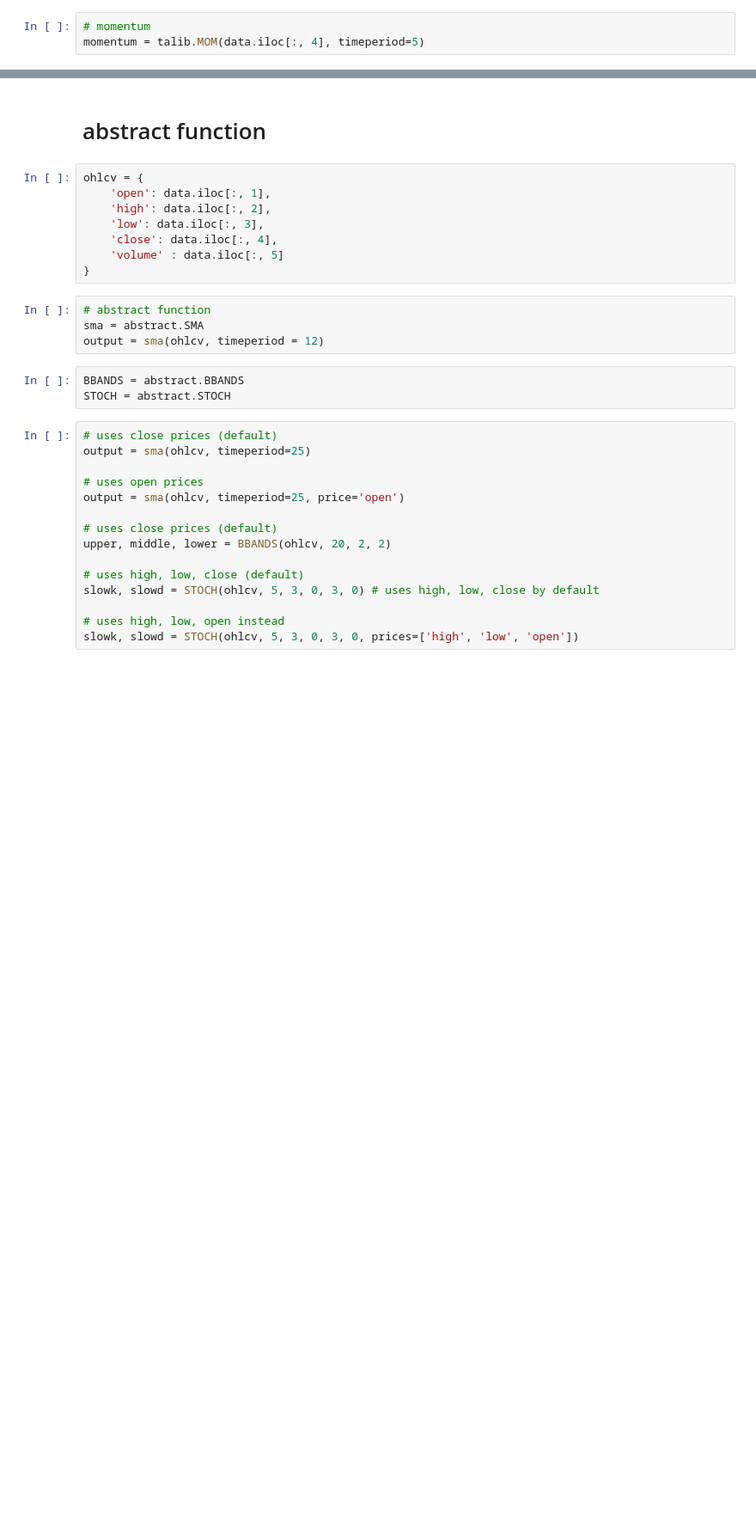
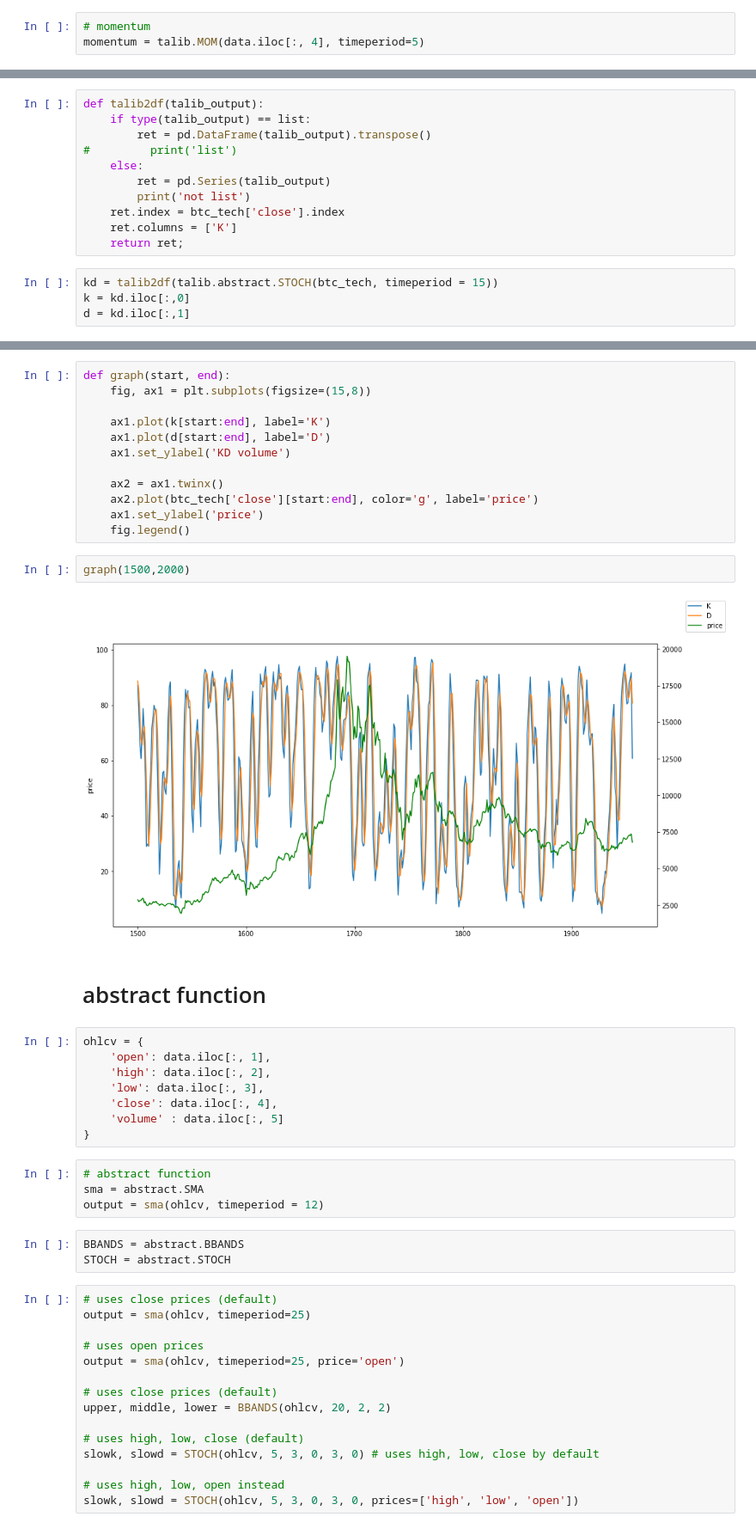
Before and after one commit to gary136/Work_files, a Jupyter notebook: ta-lib.ipynb, the cells around one changed output, grey strips where cells are left out. Shown at 86% size. Cells and saved outputs as stored; diff of their text form; blank space fills up the shorter version.

```diff
--- a/ta-lib.ipynb
+++ b/ta-lib.ipynb
@@ -88,0 +192,15 @@ momentum = talib.MOM(data.iloc[:, 4], timeperiod=5)
+# %%
+def talib2df(talib_output):
+    if type(talib_output) == list:
+        ret = pd.DataFrame(talib_output).transpose()
+#         print('list')
+    else:
+        ret = pd.Series(talib_output)
+        print('not list')
+    ret.index = btc_tech['close'].index
+    ret.columns = ['K']
+    return ret;
+# %%
+kd = talib2df(talib.abstract.STOCH(btc_tech, timeperiod = 15))
+k = kd.iloc[:,0]
+d = kd.iloc[:,1]
@@ -89,3 +216,19 @@ momentum = talib.MOM(data.iloc[:, 4], timeperiod=5)
+# %%
+def graph(start, end):
+    fig, ax1 = plt.subplots(figsize=(15,8))
+
+    ax1.plot(k[start:end], label='K')
+    ax1.plot(d[start:end], label='D')
+    ax1.set_ylabel('KD volume')
+
+    ax2 = ax1.twinx()
+    ax2.plot(btc_tech['close'][start:end], color='g', label='price')
+    ax1.set_ylabel('price')
+    fig.legend()
+# %%
+graph(1500,2000)
+# %% [output]
+[figure, added]
 # %% [markdown]
 # abstract function
 # %%
```
Also changed, not shown: parts of 20 cells of this notebook, 18 other files.
